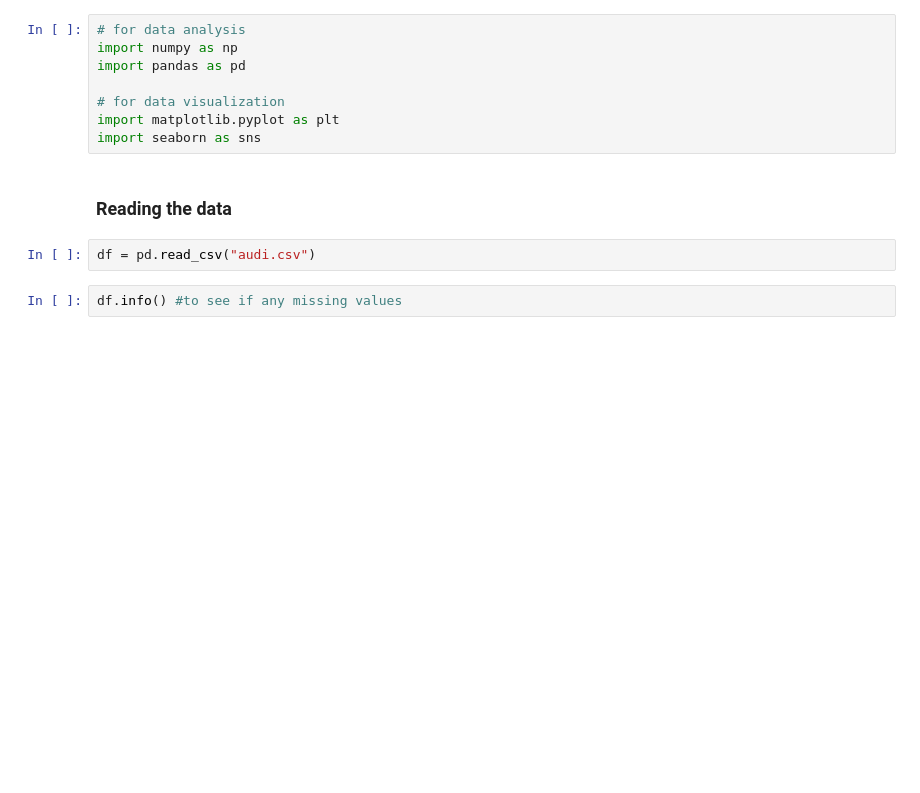
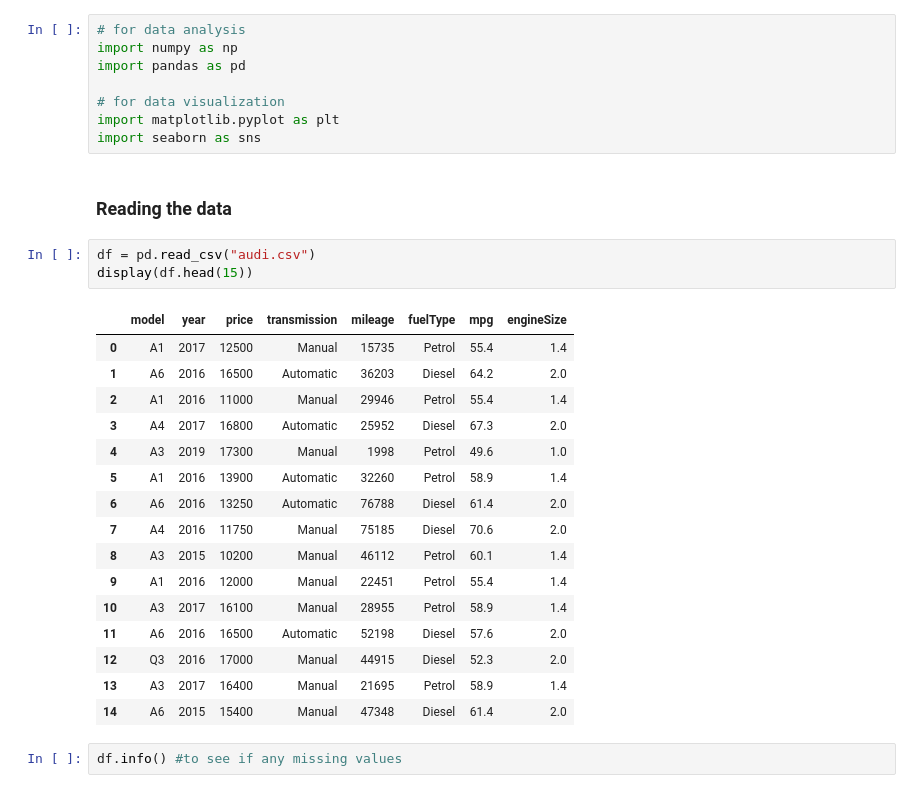
Before and after one commit to PragtR/audi_used_car_analysis, a Jupyter notebook: audi_used_car_EDA.ipynb, the cells around one changed output. Cells and saved outputs as stored; diff of their text form; blank space fills up the shorter version.

```diff
--- a/audi_used_car_EDA.ipynb
+++ b/audi_used_car_EDA.ipynb
@@ -18,6 +20,24 @@ import seaborn as sns
 ### Reading the data
 # %%
 df = pd.read_csv("audi.csv")
+display(df.head(15))
+# %% [output]
+|  | model | year | price | transmission | mileage | fuelType | mpg | engineSize |
+| 0 | A1 | 2017 | 12500 | Manual | 15735 | Petrol | 55.4 | 1.4 |
+| 1 | A6 | 2016 | 16500 | Automatic | 36203 | Diesel | 64.2 | 2.0 |
+| 2 | A1 | 2016 | 11000 | Manual | 29946 | Petrol | 55.4 | 1.4 |
+| 3 | A4 | 2017 | 16800 | Automatic | 25952 | Diesel | 67.3 | 2.0 |
+| 4 | A3 | 2019 | 17300 | Manual | 1998 | Petrol | 49.6 | 1.0 |
+| 5 | A1 | 2016 | 13900 | Automatic | 32260 | Petrol | 58.9 | 1.4 |
+| 6 | A6 | 2016 | 13250 | Automatic | 76788 | Diesel | 61.4 | 2.0 |
+| 7 | A4 | 2016 | 11750 | Manual | 75185 | Diesel | 70.6 | 2.0 |
+| 8 | A3 | 2015 | 10200 | Manual | 46112 | Petrol | 60.1 | 1.4 |
+| 9 | A1 | 2016 | 12000 | Manual | 22451 | Petrol | 55.4 | 1.4 |
+| 10 | A3 | 2017 | 16100 | Manual | 28955 | Petrol | 58.9 | 1.4 |
+| 11 | A6 | 2016 | 16500 | Automatic | 52198 | Diesel | 57.6 | 2.0 |
+| 12 | Q3 | 2016 | 17000 | Manual | 44915 | Diesel | 52.3 | 2.0 |
+| 13 | A3 | 2017 | 16400 | Manual | 21695 | Petrol | 58.9 | 1.4 |
+| 14 | A6 | 2015 | 15400 | Manual | 47348 | Diesel | 61.4 | 2.0 |
 # %%
 df.info() #to see if any missing values
 # %% [output]
```
Also changed, not shown: parts of 14 cells of this notebook.
